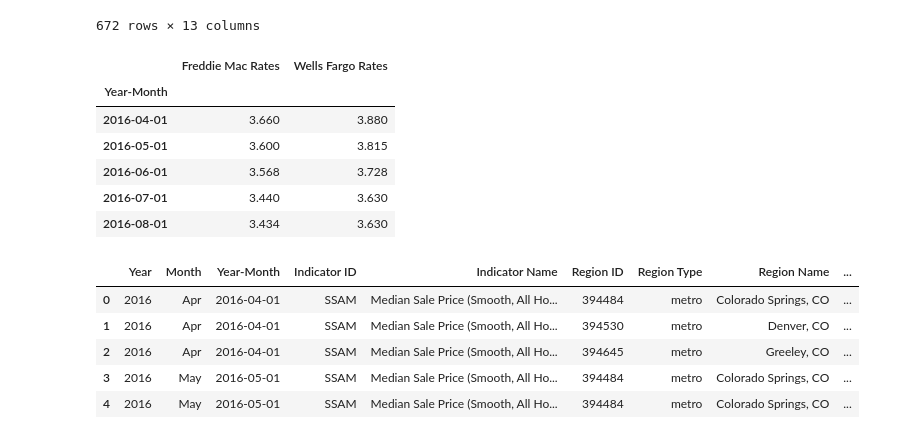
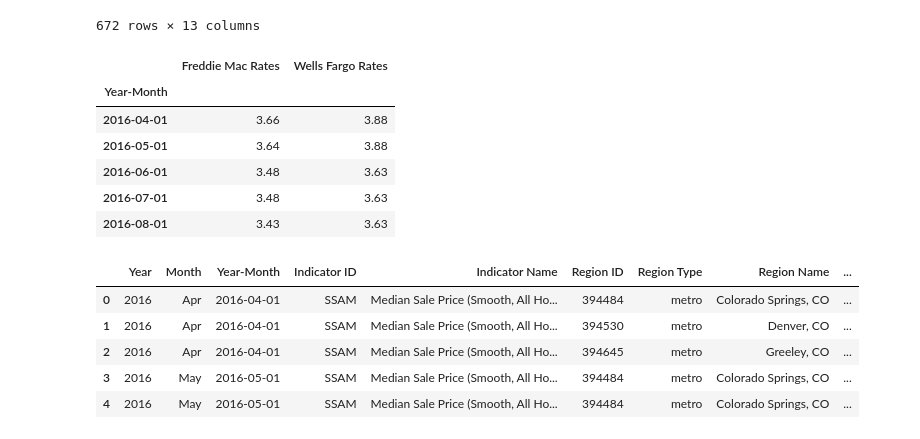
Before and after one commit to binetala/The_Very_Best_Team, a Jupyter notebook: Cole/median_sale_price_analyses.ipynb, the cells around one changed output. Saved outputs shown, nothing was run; the diff lists cells and outputs as text; code cells hidden in the pictures.

```diff
--- a/Cole/median_sale_price_analyses.ipynb
+++ b/Cole/median_sale_price_analyses.ipynb
@@ -63,19 +63,19 @@ ssam_df
 | 66579 | 2020 | Aug | 2020-08-01 | SSAM | Median Sale Price (Smooth, All Ho... | 394645 | metro | Greeley, CO | ... |
 672 rows × 13 columns
 # %%
-freddie_rates = ssam_df.groupby("Year-Month")["Freddie Mac Rate"].mean()
-wells_rates = ssam_df.groupby("Year-Month")["Wells Fargo Rate"].mean()
+freddie_rates = ssam_df.groupby("Year-Month")["Freddie Mac Rate"].last()
+wells_rates = ssam_df.groupby("Year-Month")["Wells Fargo Rate"].last()
 
 rates_df = pd.DataFrame({"Freddie Mac Rates": freddie_rates, "Wells Fargo Rates": wells_rates})
 rates_df.head()
 # %% [output]
 |  | Freddie Mac Rates | Wells Fargo Rates |
 | Year-Month |  |  |
-| 2016-04-01 | 3.660 | 3.880 |
-| 2016-05-01 | 3.600 | 3.815 |
-| 2016-06-01 | 3.568 | 3.728 |
-| 2016-07-01 | 3.440 | 3.630 |
-| 2016-08-01 | 3.434 | 3.630 |
+| 2016-04-01 | 3.66 | 3.88 |
+| 2016-05-01 | 3.64 | 3.88 |
+| 2016-06-01 | 3.48 | 3.63 |
+| 2016-07-01 | 3.48 | 3.63 |
+| 2016-08-01 | 3.43 | 3.63 |
 # %%
 ssam_df = ssam_df.drop(columns={"Wells Fargo Rate", "Freddie Mac Rate"})
 # %%
```
Also changed, not shown: parts of 46 cells of this notebook, 4 other files.
